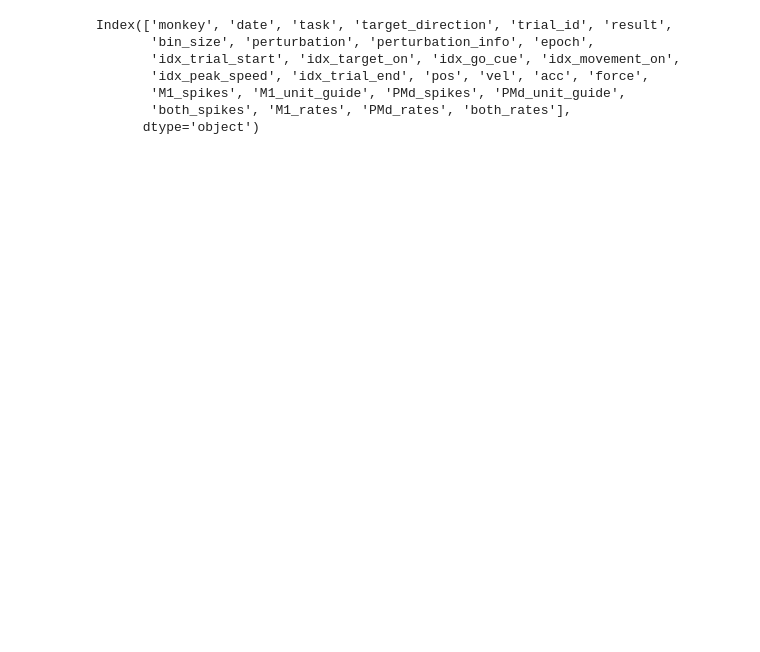
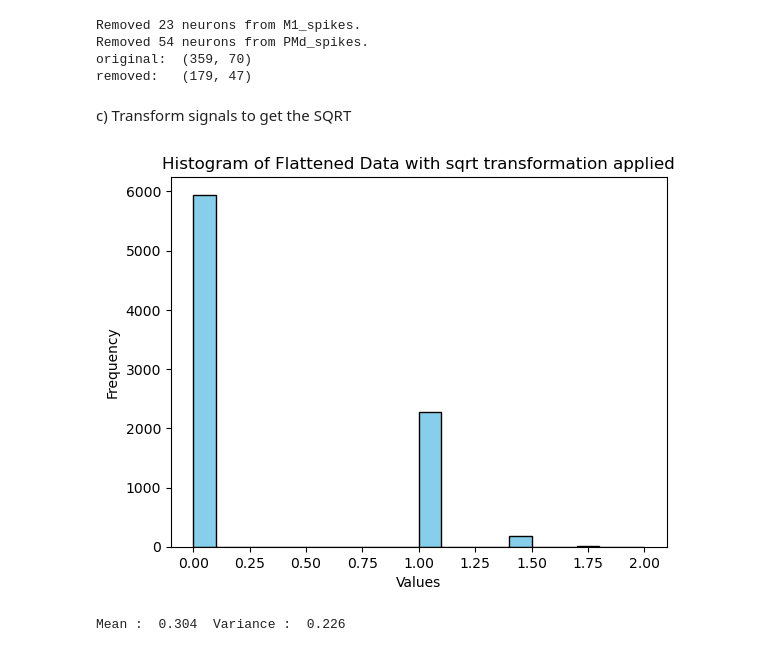
Before and after one commit to nereaiscamu/CL_UpperLimb_Control, a Jupyter notebook: Preprocess_ForceTask.ipynb, the cells around one changed output. Drawn from its saved outputs; the diff is of its cells as text; code cells hidden in the pictures; blank space fills up the shorter version.

Commit message:
preprocess new data

```diff
--- a/Preprocess_ForceTask.ipynb
+++ b/Preprocess_ForceTask.ipynb
@@ -37,8 +51,17 @@ td = combine_time_bins(df, 2)
 # %%
 # Remove low-firing neurons
-td = remove_low_firing_neurons(td, "M1_spikes",  5)
-td = remove_low_firing_neurons(td, "PMd_spikes", 5)
+td = remove_low_firing_neurons(td, "M1_spikes",  5, divide_by_bin_size=True, verbose=True)
+td = remove_low_firing_neurons(td, "PMd_spikes", 5, divide_by_bin_size=True, verbose=True)
+print("original: ", df.M1_spikes[0].shape)
+print("removed:  ", td.M1_spikes[0].shape)
+# %% [output]
+Removed 23 neurons from M1_spikes.
+Removed 54 neurons from PMd_spikes.
+original:  (359, 70)
+removed:   (179, 47)
+# %% [markdown]
+c) Transform signals to get the SQRT
 # %%
 # Transform signals
-td = transform_signal(td, "M1_spikes",  'sqrt')
-td = transform_signal(td, "PMd_spikes", 'sqrt')
+td_2 = transform_signal(td, "M1_spikes",  'sqrt')
+td_2 = transform_signal(td_2, "PMd_spikes", 'sqrt')
@@ -52,10 +68,17 @@ td = add_firing_rates(td, 'smooth')
-# %%
-td.columns
-# %% [output]
-Index(['monkey', 'date', 'task', 'target_direction', 'trial_id', 'result',
-       'bin_size', 'perturbation', 'perturbation_info', 'epoch',
-       'idx_trial_start', 'idx_target_on', 'idx_go_cue', 'idx_movement_on',
-       'idx_peak_speed', 'idx_trial_end', 'pos', 'vel', 'acc', 'force',
-       'M1_spikes', 'M1_unit_guide', 'PMd_spikes', 'PMd_unit_guide',
-       'both_spikes', 'M1_rates', 'PMd_rates', 'both_rates'],
-      dtype='object')
+# %%
+flattened_data_td2 = td_2.M1_spikes[0].flatten()
+
+# Plot histogram
+plt.hist(flattened_data_td2, bins=20, color='skyblue', edgecolor='black')
+
+# Add labels and title
+plt.xlabel('Values')
+plt.ylabel('Frequency')
+plt.title('Histogram of Flattened Data with sqrt transformation applied')
+
+# Show plot
+plt.show()
+print('Mean : ' ,np.round(flattened_data_td2.mean(), 3), ' Variance : ', np.round(flattened_data_td2.var(), 3))
+# %% [output]
+[figure, added]
+Mean :  0.304  Variance :  0.226
```
Also changed, not shown: parts of 52 cells of this notebook.
